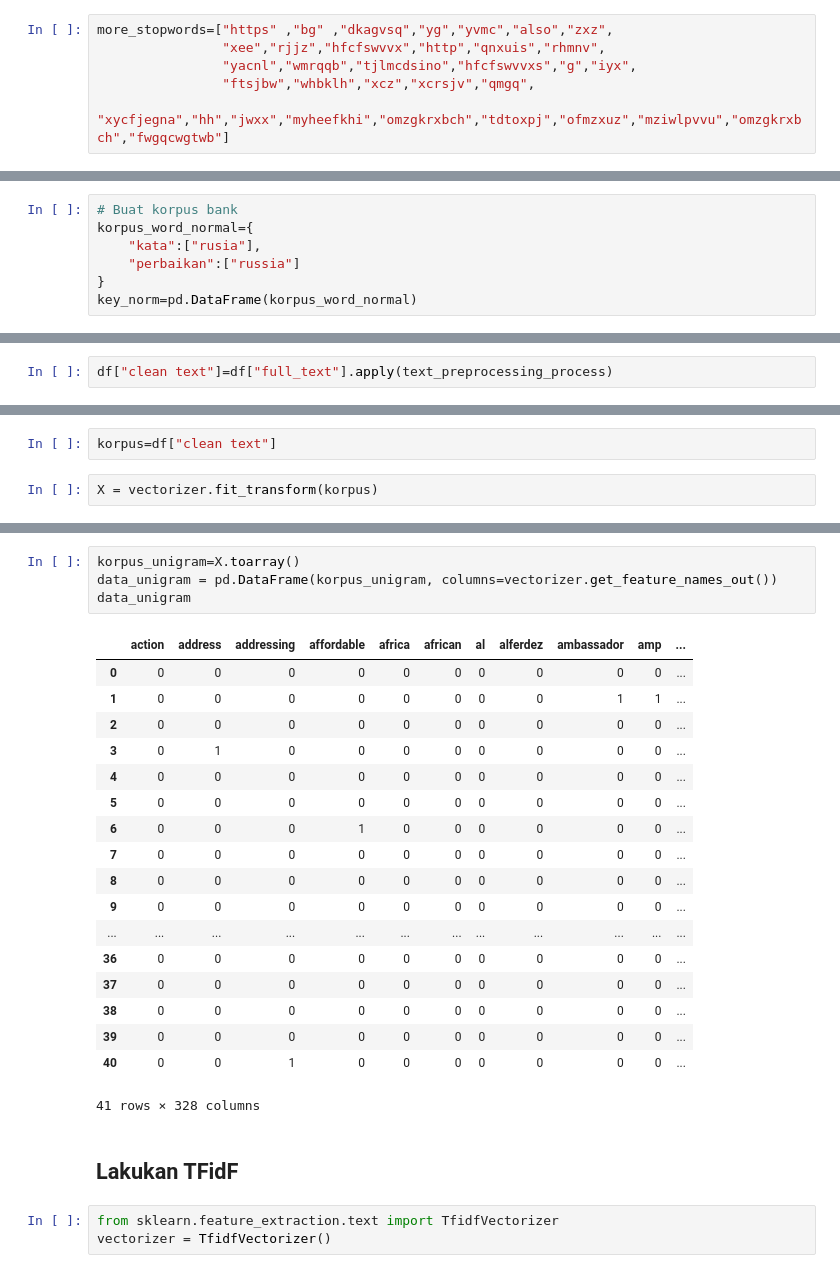
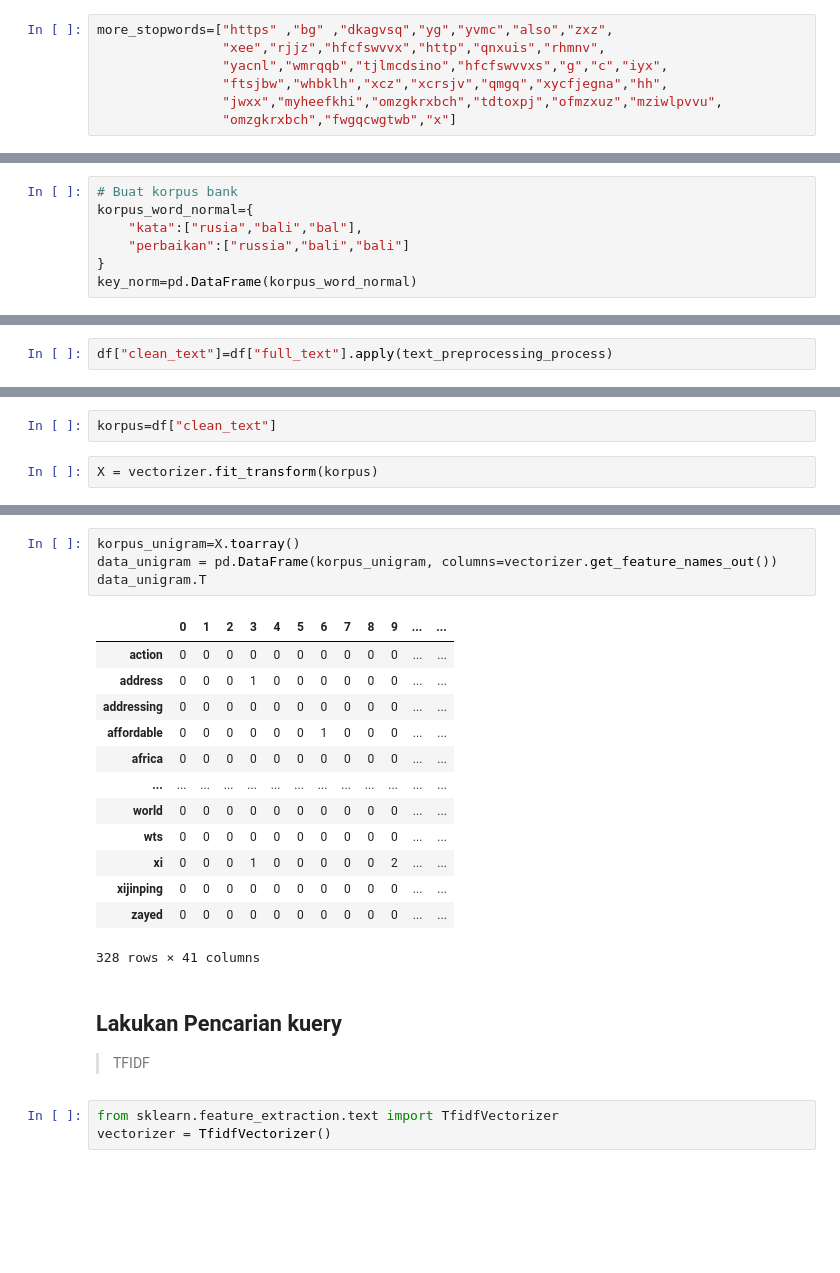
Before and after one commit to ackermanjayjay/tugas-tki, a Jupyter notebook: code/Tugas.ipynb, the cells around one changed output, grey strips where cells are left out. Cells and saved outputs as stored; diff of their text form; blank space fills up the shorter version.

Commit message:
adding feature search query tfidf

```diff
--- a/code/Tugas.ipynb
+++ b/code/Tugas.ipynb
@@ -224,9 +224,10 @@ stop_id=stopwords.words('indonesian')
 # %%
 more_stopwords=["https" ,"bg" ,"dkagvsq","yg","yvmc","also","zxz",
                 "xee","rjjz","hfcfswvvx","http","qnxuis","rhmnv",
-                "yacnl","wmrqqb","tjlmcdsino","hfcfswvvxs","g","iyx",
-                "ftsjbw","whbklh","xcz","xcrsjv","qmgq",
-                "xycfjegna","hh","jwxx","myheefkhi","omzgkrxbch","tdtoxpj","ofmzxuz","mziwlpvvu","omzgkrxbch","fwgqcwgtwb"]
+                "yacnl","wmrqqb","tjlmcdsino","hfcfswvvxs","g","c","iyx",
+                "ftsjbw","whbklh","xcz","xcrsjv","qmgq","xycfjegna","hh",
+                "jwxx","myheefkhi","omzgkrxbch","tdtoxpj","ofmzxuz","mziwlpvvu",
+                "omzgkrxbch","fwgqcwgtwb","x"]
 # %%
 def flatten(l):
     """
@@ -276,8 +277,8 @@ stemsWords(remove_stop_words(caseFolding(raw_text)))
 # %%
 # Buat korpus bank
 korpus_word_normal={
-    "kata":["rusia"],
-    "perbaikan":["russia"]
+    "kata":["rusia","bali","bal"],
+    "perbaikan":["russia","bali","bali"]
 }
 key_norm=pd.DataFrame(korpus_word_normal)
 # %%
@@ -300,7 +303,7 @@ def text_preprocessing_process(text):
   text=text_normalize(text)
   return text
 # %%
-df["clean text"]=df["full_text"].apply(text_preprocessing_process)
+df["clean_text"]=df["full_text"].apply(text_preprocessing_process)
 # %% [output]
 A value is trying to be set on a copy of a slice from a DataFrame.
 Try using .loc[row_indexer,col_indexer] = value instead
@@ -347,7 +322,7 @@ df["full_text"][38]
 from sklearn.feature_extraction.text import CountVectorizer
 vectorizer = CountVectorizer()
 # %%
-korpus=df["clean text"]
+korpus=df["clean_text"]
 # %%
 X = vectorizer.fit_transform(korpus)
 # %%
@@ -373,28 +348,24 @@ array(['action', 'address', 'addressing', 'affordable', 'africa',
 # %%
 korpus_unigram=X.toarray()
 data_unigram = pd.DataFrame(korpus_unigram, columns=vectorizer.get_feature_names_out())
-data_unigram
+data_unigram.T
 # %% [output]
-|  | action | address | addressing | affordable | africa | african | al | alferdez | ambassador | amp | ... |
-| 0 | 0 | 0 | 0 | 0 | 0 | 0 | 0 | 0 | 0 | 0 | ... |
-| 1 | 0 | 0 | 0 | 0 | 0 | 0 | 0 | 0 | 1 | 1 | ... |
-| 2 | 0 | 0 | 0 | 0 | 0 | 0 | 0 | 0 | 0 | 0 | ... |
-| 3 | 0 | 1 | 0 | 0 | 0 | 0 | 0 | 0 | 0 | 0 | ... |
-| 4 | 0 | 0 | 0 | 0 | 0 | 0 | 0 | 0 | 0 | 0 | ... |
-| 5 | 0 | 0 | 0 | 0 | 0 | 0 | 0 | 0 | 0 | 0 | ... |
-| 6 | 0 | 0 | 0 | 1 | 0 | 0 | 0 | 0 | 0 | 0 | ... |
-| 7 | 0 | 0 | 0 | 0 | 0 | 0 | 0 | 0 | 0 | 0 | ... |
-| 8 | 0 | 0 | 0 | 0 | 0 | 0 | 0 | 0 | 0 | 0 | ... |
-| 9 | 0 | 0 | 0 | 0 | 0 | 0 | 0 | 0 | 0 | 0 | ... |
-| ... | ... | ... | ... | ... | ... | ... | ... | ... | ... | ... | ... |
-| 36 | 0 | 0 | 0 | 0 | 0 | 0 | 0 | 0 | 0 | 0 | ... |
-| 37 | 0 | 0 | 0 | 0 | 0 | 0 | 0 | 0 | 0 | 0 | ... |
-| 38 | 0 | 0 | 0 | 0 | 0 | 0 | 0 | 0 | 0 | 0 | ... |
-| 39 | 0 | 0 | 0 | 0 | 0 | 0 | 0 | 0 | 0 | 0 | ... |
-| 40 | 0 | 0 | 1 | 0 | 0 | 0 | 0 | 0 | 0 | 0 | ... |
+|  | 0 | 1 | 2 | 3 | 4 | 5 | 6 | 7 | 8 | 9 | ... | ... |
+| action | 0 | 0 | 0 | 0 | 0 | 0 | 0 | 0 | 0 | 0 | ... | ... |
+| address | 0 | 0 | 0 | 1 | 0 | 0 | 0 | 0 | 0 | 0 | ... | ... |
+| addressing | 0 | 0 | 0 | 0 | 0 | 0 | 0 | 0 | 0 | 0 | ... | ... |
+| affordable | 0 | 0 | 0 | 0 | 0 | 0 | 1 | 0 | 0 | 0 | ... | ... |
+| africa | 0 | 0 | 0 | 0 | 0 | 0 | 0 | 0 | 0 | 0 | ... | ... |
+| ... | ... | ... | ... | ... | ... | ... | ... | ... | ... | ... | ... | ... |
+| world | 0 | 0 | 0 | 0 | 0 | 0 | 0 | 0 | 0 | 0 | ... | ... |
+| wts | 0 | 0 | 0 | 0 | 0 | 0 | 0 | 0 | 0 | 0 | ... | ... |
+| xi | 0 | 0 | 0 | 1 | 0 | 0 | 0 | 0 | 0 | 2 | ... | ... |
+| xijinping | 0 | 0 | 0 | 0 | 0 | 0 | 0 | 0 | 0 | 0 | ... | ... |
+| zayed | 0 | 0 | 0 | 0 | 0 | 0 | 0 | 0 | 0 | 0 | ... | ... |
-41 rows × 328 columns
+328 rows × 41 columns
 # %% [markdown]
-## Lakukan TFidF
+## Lakukan Pencarian kuery
+> TFIDF
 # %%
 from sklearn.feature_extraction.text import TfidfVectorizer
 vectorizer = TfidfVectorizer()
```
Also changed, not shown: parts of 18 cells of this notebook.
